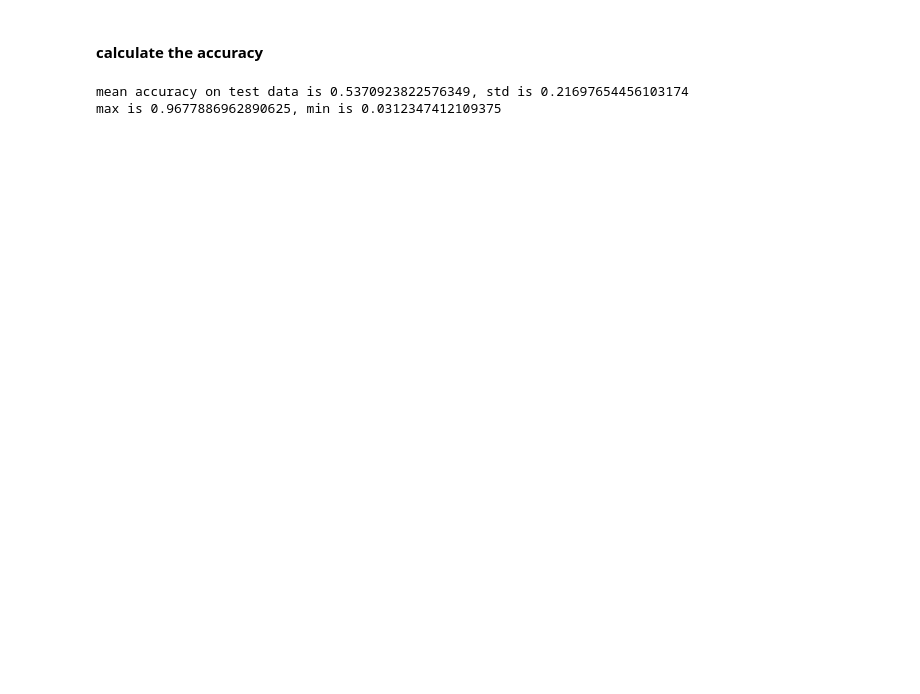
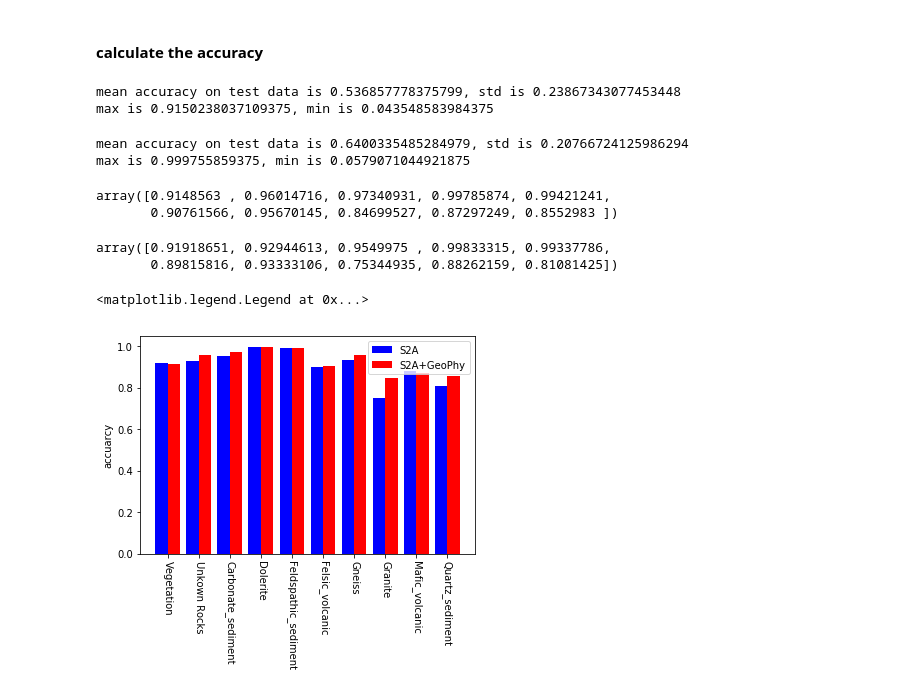
Before and after one commit to chenyz0601/DL-RockClassification, a Jupyter notebook: train.ipynb, the cells around one changed output. Saved outputs shown, nothing was run; the diff lists cells and outputs as text; code cells hidden in the pictures; blank space fills up the shorter version.

```diff
--- a/train.ipynb
+++ b/train.ipynb
@@ -158,13 +204,58 @@ Text(0.5,1,'prediction')
 # %% [markdown]
 #### calculate the accuracy
 # %%
-acc_list = []
-for i in range(yy.shape[0]):
-    tmp_pred = np.argmax(Y_preds[i,:,:,:], axis=2)
-    tmp_tst = np.argmax(yy[i,:,:,:], axis=2)
-    acc_list.append(np.where(tmp_pred == tmp_tst)[0].shape[0]/(256*256))
-print('mean accuracy on test data is {0}, std is {1}'.format(np.mean(acc_list), np.std(acc_list)))
-print('max is {0}, min is {1}'.format(max(acc_list), min(acc_list)))
+def get_acc(preds, tst_true):
+    acc_list = []
+    for i in range(tst_true.shape[0]):
+        tmp_pred = np.argmax(preds[i,:,:,:], axis=2)
+        tmp_tst = np.argmax(tst_true[i,:,:,:], axis=2)
+        acc_list.append(np.where(tmp_pred == tmp_tst)[0].shape[0]/(256*256))
+    print('mean accuracy on test data is {0}, std is {1}'.format(np.mean(acc_list), np.std(acc_list)))
+    print('max is {0}, min is {1}'.format(max(acc_list), min(acc_list)))
-# %% [output]
-mean accuracy on test data is 0.5370923822576349, std is 0.21697654456103174
-max is 0.9677886962890625, min is 0.0312347412109375
+# %%
+get_acc(s_preds, s_tst_true)
+# %% [output]
+mean accuracy on test data is 0.536857778375799, std is 0.23867343077453448
+max is 0.9150238037109375, min is 0.043548583984375
+# %%
+get_acc(sg_preds, sg_tst_true)
+# %% [output]
+mean accuracy on test data is 0.6400335485284979, std is 0.20766724125986294
+max is 0.999755859375, min is 0.0579071044921875
+# %%
+def get_acc_cls(tst_true, preds):
+    acc_cls = np.zeros(tst_true.shape[-1])
+    for idx in range(tst_true.shape[0]):
+        tmp_pred = np.argmax(preds[idx,:,:,:], axis=2)
+        tmp_tst = np.argmax(tst_true[idx,:,:,:], axis=2)
+        for cls in range(tst_true.shape[-1]):
+            tmp_pred_ = np.copy(tmp_pred)
+            tmp_tst_ = np.copy(tmp_tst)
+            tmp_pred_[np.where(tmp_pred_ != cls)] = -1
+            tmp_tst_[np.where(tmp_tst_ != cls)] = -1
+            acc_cls[cls] += np.where(tmp_pred_ == tmp_tst_)[0].shape[0]/(256**2)
+    return acc_cls/tst_true.shape[0]
+# %%
+acc_cls_sg = get_acc_cls(tst_true, preds)
+# %%
+acc_cls_sg
+# %% [output]
+array([0.9148563 , 0.96014716, 0.97340931, 0.99785874, 0.99421241,
+       0.90761566, 0.95670145, 0.84699527, 0.87297249, 0.8552983 ])
+# %%
+acc_cls
+# %% [output]
+array([0.91918651, 0.92944613, 0.9549975 , 0.99833315, 0.99337786,
+       0.89815816, 0.93333106, 0.75344935, 0.88262159, 0.81081425])
+# %%
+cls_names = ['Vegetation', 'Unkown Rocks', 'Carbonate_sediment',
+           'Dolerite', 'Feldspathic_sediment', 'Felsic_volcanic', 'Gneiss', 'Granite', 'Mafic_volcanic', 'Quartz_sediment']
+ax = plt.subplot(111)
+ax.bar(np.arange(10)-0.2, acc_cls, width=0.4, color='b', align='center', label='S2A')
+ax.bar(np.arange(10)+0.2, acc_cls_sg, width=0.4, color='r', align='center', label='S2A+GeoPhy')
+plt.xticks(np.arange(10), cls_names, rotation=270)
+plt.ylabel('accuarcy')
+plt.legend()
+# %% [output]
+<matplotlib.legend.Legend at 0x...>
+[figure, added]
```
Also changed, not shown: parts of 15 cells of this notebook, 1 other file.
